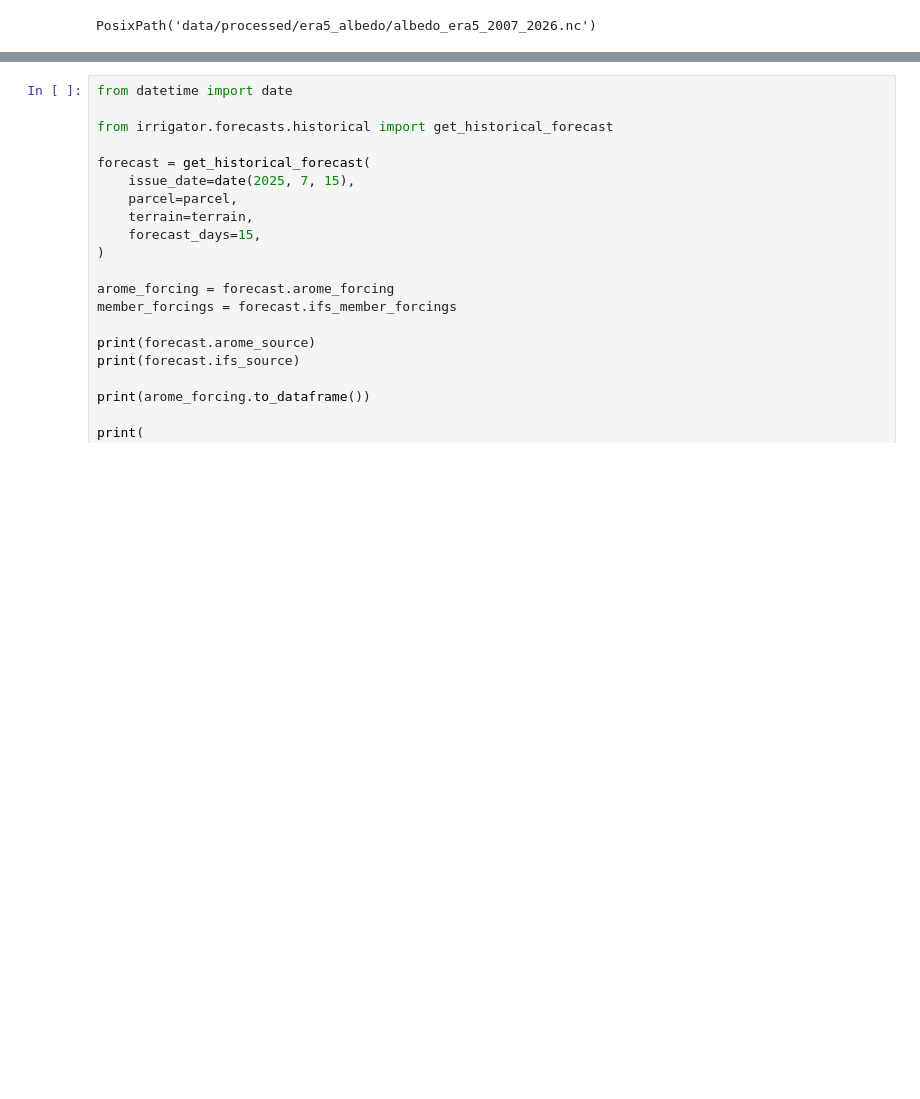
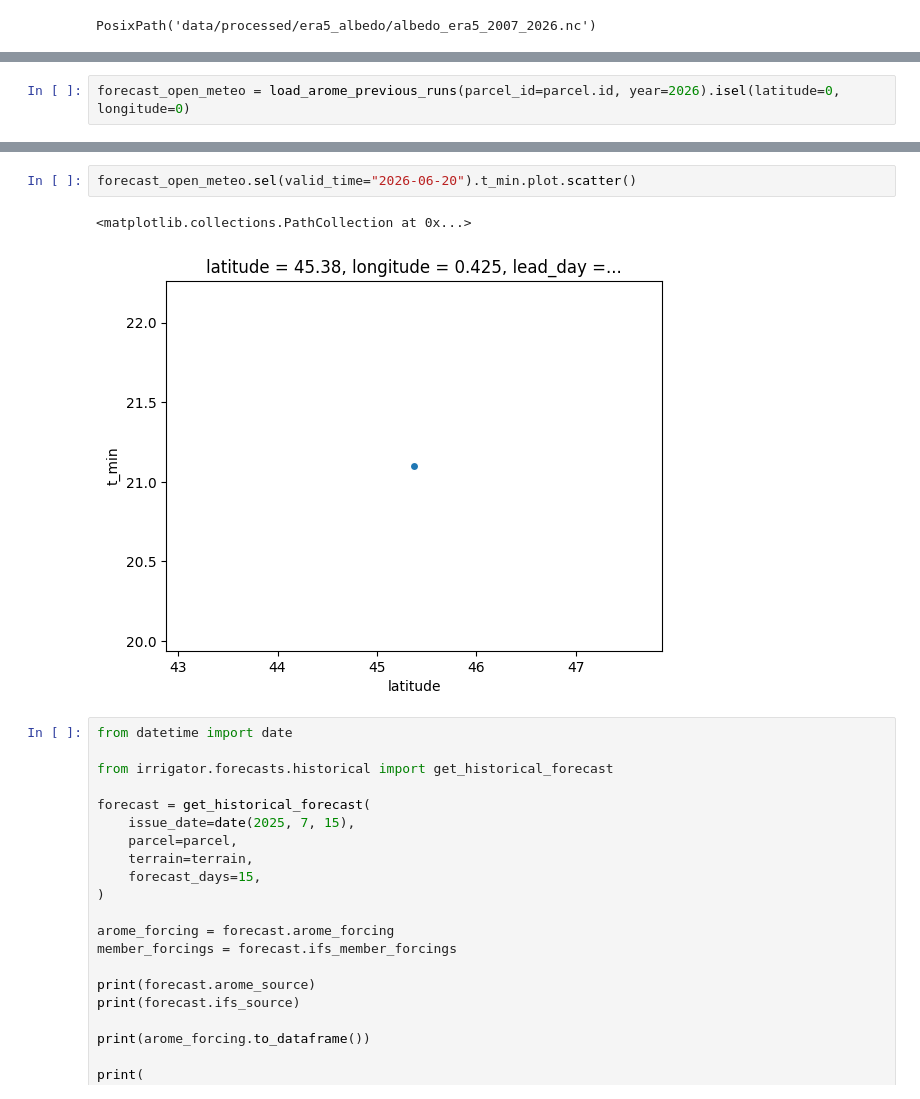
Before and after one commit to Catmosphere314/IrriGator, a Jupyter notebook: notebook/ZZ_meteohelper.ipynb, the cells around one changed output, grey strips where cells are left out. Cells and saved outputs as stored; diff of their text form; blank space fills up the shorter version.

```diff
--- a/notebook/ZZ_meteohelper.ipynb
+++ b/notebook/ZZ_meteohelper.ipynb
@@ -624,0 +627,2 @@ PosixPath('data/processed/arome/historical/billac_001/arome_previous_runs_meteof
+# %%
+forecast_open_meteo = load_arome_previous_runs(parcel_id=parcel.id, year=2026).isel(latitude=0, longitude=0)
@@ -625,3 +658,8 @@ PosixPath('data/processed/arome/historical/billac_001/arome_previous_runs_meteof
+# %%
+forecast_open_meteo.sel(valid_time="2026-06-20").t_min.plot.scatter()
+# %% [output]
+<matplotlib.collections.PathCollection at 0x...>
+[figure, added]
 # %%
 from datetime import date
 
```
Also changed, not shown: parts of 10 cells of this notebook.
